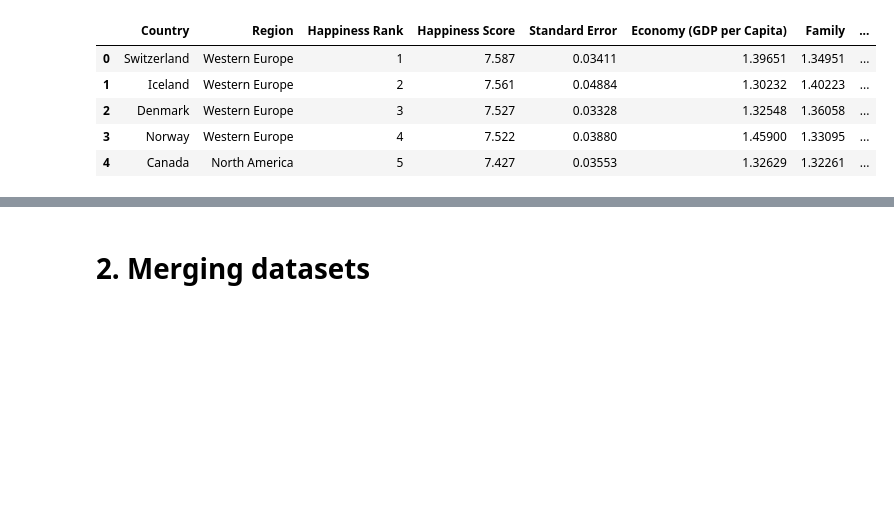
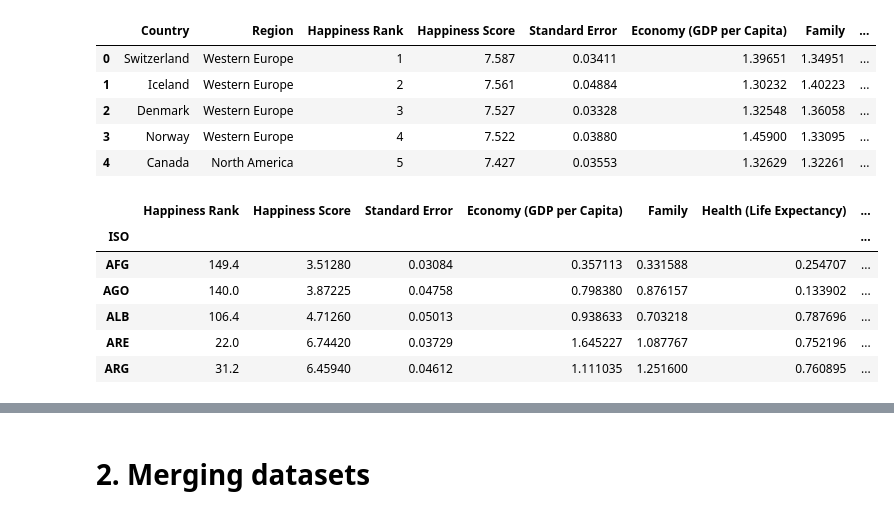
Before and after one commit to rikvanloenhout/2AMD20, a Jupyter notebook: src/main.ipynb, the cells around one changed output, grey strips where cells are left out. Cells and saved outputs as stored; diff of their text form; code cells hidden in the pictures; blank space fills up the shorter version.

```diff
--- a/src/main.ipynb
+++ b/src/main.ipynb
@@ -89,6 +310,7 @@ df_happ_2019.rename(columns=
 
 # Vertically concatenate the dataframes
 df_happ = pd.concat([df_happ_2015, df_happ_2016, df_happ_2017, df_happ_2018, df_happ_2019], ignore_index=True)
+df_happ = get_country_codes(df_happ, "Country")
 df_happ.head()
 # %% [output]
 |  | Country | Region | Happiness Rank | Happiness Score | Standard Error | Economy (GDP per Capita) | Family | ... |
@@ -97,5 +319,17 @@ df_happ.head()
 | 2 | Denmark | Western Europe | 3 | 7.527 | 0.03328 | 1.32548 | 1.36058 | ... |
 | 3 | Norway | Western Europe | 4 | 7.522 | 0.03880 | 1.45900 | 1.33095 | ... |
 | 4 | Canada | North America | 5 | 7.427 | 0.03553 | 1.32629 | 1.32261 | ... |
+# %%
+# For the final scores, we want df_happ to include mean values of all entries per country. After the year 2010
+df_happ.drop(['Year'], axis=1, inplace=True)
+df_happ.groupby("ISO").agg("mean").head()
+# %% [output]
+|  | Happiness Rank | Happiness Score | Standard Error | Economy (GDP per Capita) | Family | Health (Life Expectancy) | ... |
+| ISO |  |  |  |  |  |  | ... |
+| AFG | 149.4 | 3.51280 | 0.03084 | 0.357113 | 0.331588 | 0.254707 | ... |
+| AGO | 140.0 | 3.87225 | 0.04758 | 0.798380 | 0.876157 | 0.133902 | ... |
+| ALB | 106.4 | 4.71260 | 0.05013 | 0.938633 | 0.703218 | 0.787696 | ... |
+| ARE | 22.0 | 6.74420 | 0.03729 | 1.645227 | 1.087767 | 0.752196 | ... |
+| ARG | 31.2 | 6.45940 | 0.04612 | 1.111035 | 1.251600 | 0.760895 | ... |
 # %%
 # Import poverty statistics
```
Also changed, not shown: parts of 10 cells of this notebook, 1 other file.
